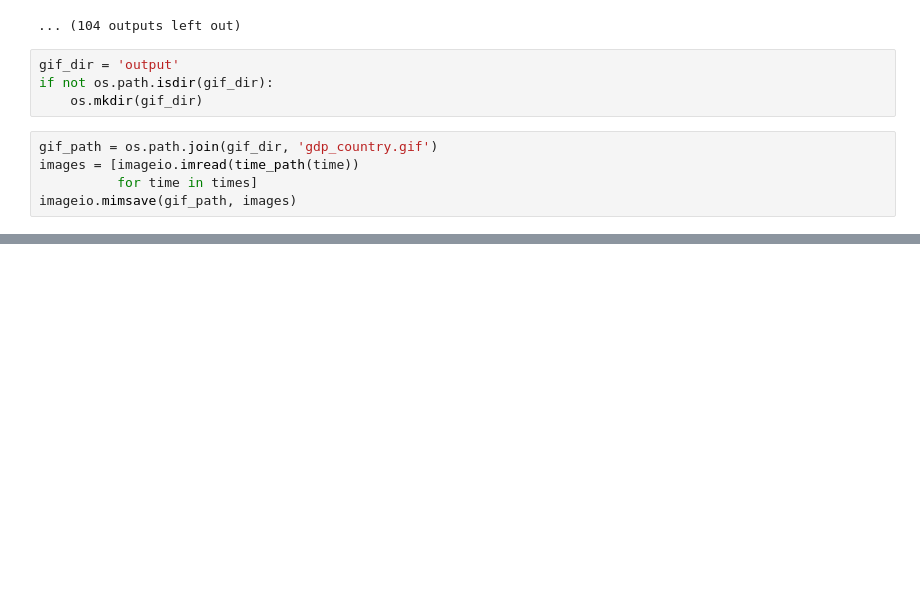
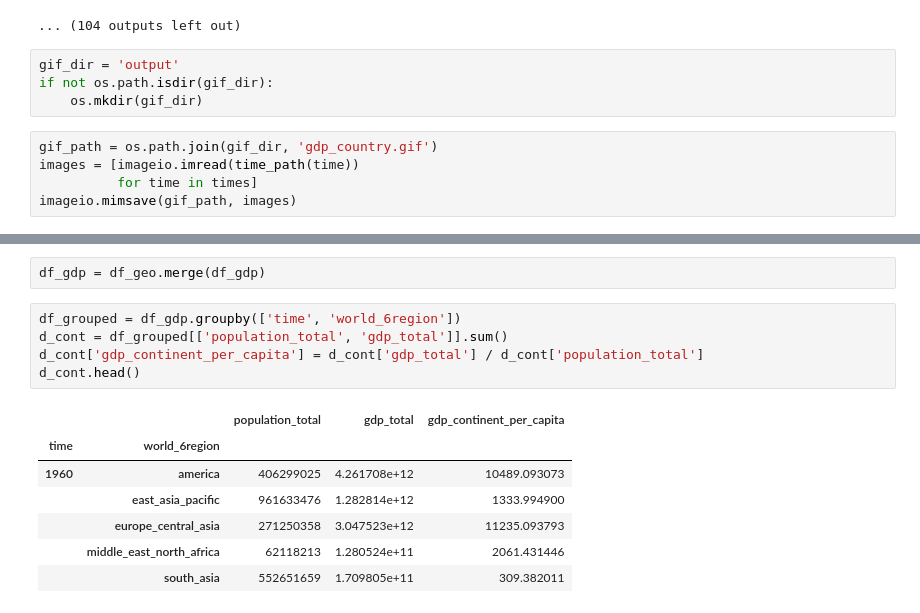
Before and after one commit to chao-h/ds5500hw1, a Jupyter notebook: Q2.ipynb, the cells around one changed output, grey strips where cells are left out. Cells and saved outputs as stored; diff of their text form; blank space fills up the shorter version.

```diff
--- a/Q2.ipynb
+++ b/Q2.ipynb
@@ -150,0 +189,15 @@ imageio.mimsave(gif_path, images)
+# %%
+df_gdp = df_geo.merge(df_gdp)
+# %%
+df_grouped = df_gdp.groupby(['time', 'world_6region'])
+d_cont = df_grouped[['population_total', 'gdp_total']].sum()
+d_cont['gdp_continent_per_capita'] = d_cont['gdp_total'] / d_cont['population_total']
+d_cont.head()
+# %% [output]
+|  |  | population_total | gdp_total | gdp_continent_per_capita |
+| time | world_6region |  |  |  |
+| 1960 | america | 406299025 | 4.261708e+12 | 10489.093073 |
+|  | east_asia_pacific | 961633476 | 1.282814e+12 | 1333.994900 |
+|  | europe_central_asia | 271250358 | 3.047523e+12 | 11235.093793 |
+|  | middle_east_north_africa | 62118213 | 1.280524e+11 | 2061.431446 |
+|  | south_asia | 552651659 | 1.709805e+11 | 309.382011 |
```
Also changed, not shown: parts of 13 cells of this notebook, 2 other files.
